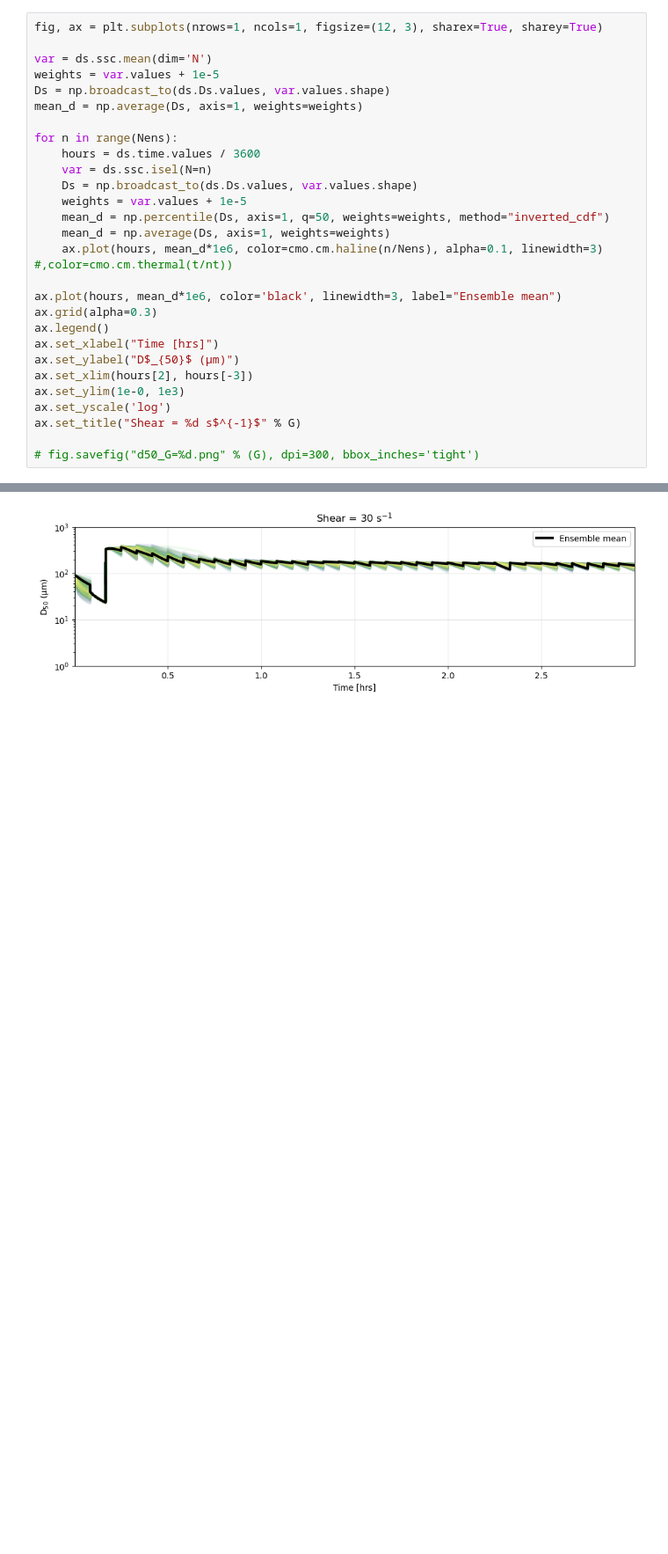
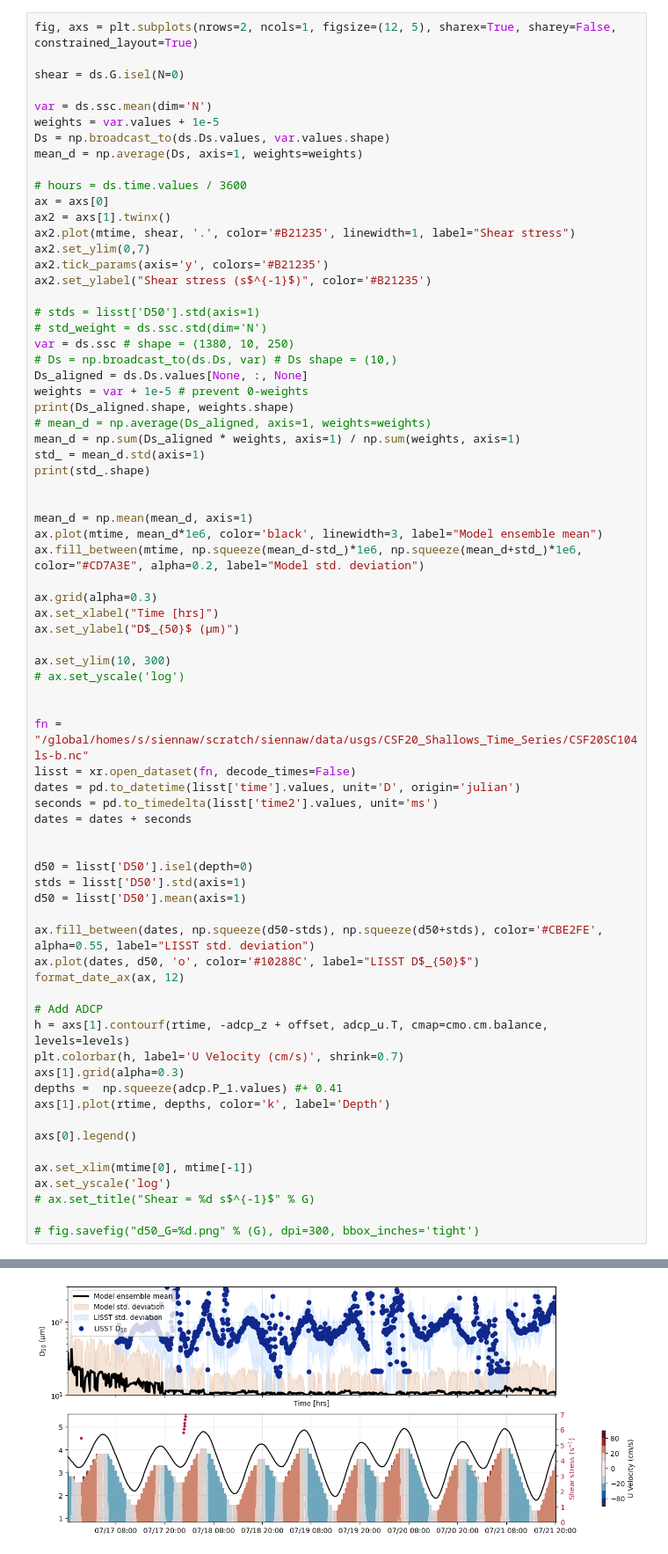
Before and after one commit to sienna-white/enkf_sediment, a Jupyter notebook: plot_floc_mod_ens.ipynb, the cells around one changed output, grey strips where cells are left out. Shown at 88% size. Drawn from its saved outputs; the diff is of its cells as text; blank space fills up the shorter version.

```diff
--- a/plot_floc_mod_ens.ipynb
+++ b/plot_floc_mod_ens.ipynb
@@ -113,29 +129,73 @@ plt.tight_layout()
 # %%
-fig, ax = plt.subplots(nrows=1, ncols=1, figsize=(12, 3), sharex=True, sharey=True)
+fig, axs = plt.subplots(nrows=2, ncols=1, figsize=(12, 5), sharex=True, sharey=False, constrained_layout=True)
+
+shear = ds.G.isel(N=0)
 
 var = ds.ssc.mean(dim='N')
 weights = var.values + 1e-5
 Ds = np.broadcast_to(ds.Ds.values, var.values.shape)
 mean_d = np.average(Ds, axis=1, weights=weights)
 
-for n in range(Nens):
-    hours = ds.time.values / 3600
-    var = ds.ssc.isel(N=n)
-    Ds = np.broadcast_to(ds.Ds.values, var.values.shape)
-    weights = var.values + 1e-5
-    mean_d = np.percentile(Ds, axis=1, q=50, weights=weights, method="inverted_cdf")
-    mean_d = np.average(Ds, axis=1, weights=weights)
-    ax.plot(hours, mean_d*1e6, color=cmo.cm.haline(n/Nens), alpha=0.1, linewidth=3) #,color=cmo.cm.thermal(t/nt))
+# hours = ds.time.values / 3600
+ax = axs[0]
+ax2 = axs[1].twinx()
+ax2.plot(mtime, shear, '.', color='#B21235', linewidth=1, label="Shear stress")
+ax2.set_ylim(0,7)
+ax2.tick_params(axis='y', colors='#B21235')
+ax2.set_ylabel("Shear stress (s$^{-1}$)", color='#B21235')
 
-ax.plot(hours, mean_d*1e6, color='black', linewidth=3, label="Ensemble mean")
+# stds = lisst['D50'].std(axis=1)
+# std_weight = ds.ssc.std(dim='N')
+var = ds.ssc # shape = (1380, 10, 250)
+# Ds = np.broadcast_to(ds.Ds, var) # Ds shape = (10,)
+Ds_aligned = ds.Ds.values[None, :, None]
+weights = var + 1e-5 # prevent 0-weights
+print(Ds_aligned.shape, weights.shape)
+# mean_d = np.average(Ds_aligned, axis=1, weights=weights)
+mean_d = np.sum(Ds_aligned * weights, axis=1) / np.sum(weights, axis=1)
+std_ = mean_d.std(axis=1)
+print(std_.shape)
+
+
+mean_d = np.mean(mean_d, axis=1)
+ax.plot(mtime, mean_d*1e6, color='black', linewidth=3, label="Model ensemble mean")
+ax.fill_between(mtime, np.squeeze(mean_d-std_)*1e6, np.squeeze(mean_d+std_)*1e6, color="#CD7A3E", alpha=0.2, label="Model std. deviation")
+
 ax.grid(alpha=0.3)
-ax.legend()
 ax.set_xlabel("Time [hrs]")
 ax.set_ylabel("D$_{50}$ (µm)")
-ax.set_xlim(hours[2], hours[-3])
-ax.set_ylim(1e-0, 1e3)
+
+ax.set_ylim(10, 300)
+# ax.set_yscale('log')
+
+
+fn = "/global/homes/s/siennaw/scratch/siennaw/data/usgs/CSF20_Shallows_Time_Series/CSF20SC104ls-b.nc"
+lisst = xr.open_dataset(fn, decode_times=False)
+dates = pd.to_datetime(lisst['time'].values, unit='D', origin='julian')
+seconds = pd.to_timedelta(lisst['time2'].values, unit='ms')
+dates = dates + seconds
+
+
+d50 = lisst['D50'].isel(depth=0)
+stds = lisst['D50'].std(axis=1)
+d50 = lisst['D50'].mean(axis=1)
+
+ax.fill_between(dates, np.squeeze(d50-stds), np.squeeze(d50+stds), color='#CBE2FE', alpha=0.55, label="LISST std. deviation")
+ax.plot(dates, d50, 'o', color='#10288C', label="LISST D$_{50}$")
+format_date_ax(ax, 12)
+
+# Add ADCP
+h = axs[1].contourf(rtime, -adcp_z + offset, adcp_u.T, cmap=cmo.cm.balance, levels=levels)
+plt.colorbar(h, label='U Velocity (cm/s)', shrink=0.7)
+axs[1].grid(alpha=0.3)
+depths =  np.squeeze(adcp.P_1.values) #+ 0.41
+axs[1].plot(rtime, depths, color='k', label='Depth')
+
+axs[0].legend()
+
+ax.set_xlim(mtime[0], mtime[-1])
 ax.set_yscale('log')
-ax.set_title("Shear = %d s$^{-1}$" % G)
+# ax.set_title("Shear = %d s$^{-1}$" % G)
 
 # fig.savefig("d50_G=%d.png" % (G), dpi=300, bbox_inches='tight')
 # %% [output]
@@ -143 +204 @@ Text(0.5, 1.0, 'Shear = 30 s$^{-1}$')
-[figure, old version]
+[figure, new version]
```
Also changed, not shown: parts of 8 cells of this notebook, 6 other files.
